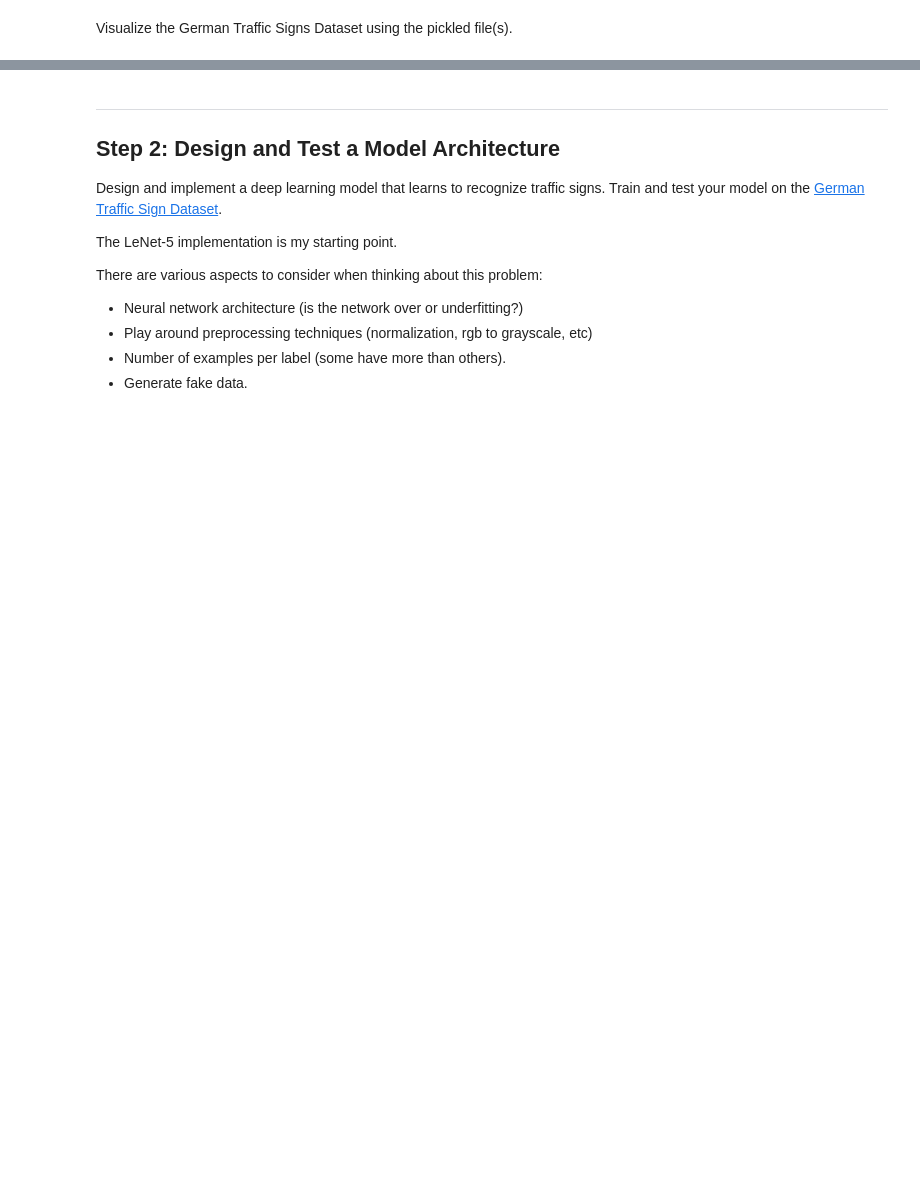
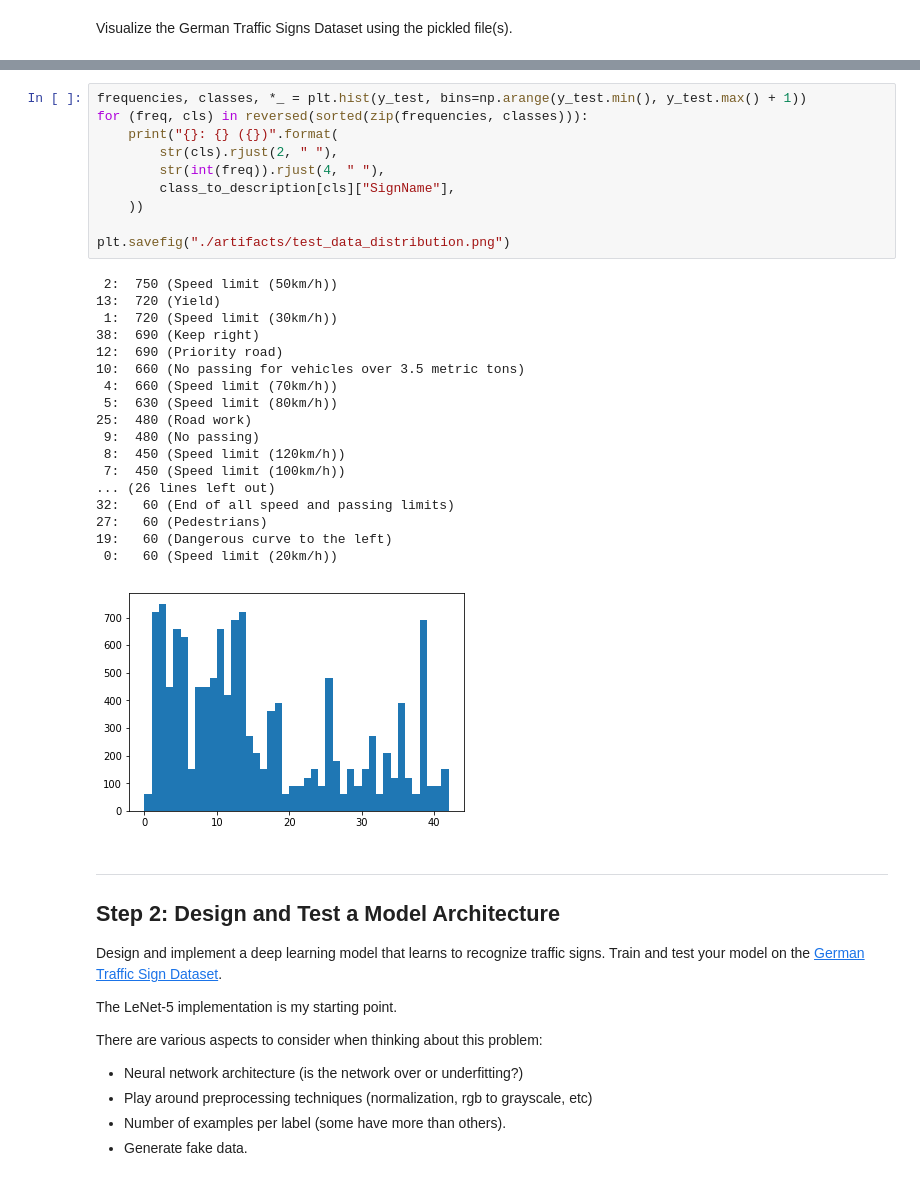
Before and after one commit to jamesfulford/traffic-sign-classifier, a Jupyter notebook: Traffic_Sign_Classifier.ipynb, the cells around one changed output, grey strips where cells are left out. Drawn from its saved outputs; the diff is of its cells as text; blank space fills up the shorter version.

```diff
--- a/Traffic_Sign_Classifier.ipynb
+++ b/Traffic_Sign_Classifier.ipynb
@@ -77,3 +139,32 @@ print(y_train[index], class_to_description[y_train[index]])
+# %%
+frequencies, classes, *_ = plt.hist(y_test, bins=np.arange(y_test.min(), y_test.max() + 1))
+for (freq, cls) in reversed(sorted(zip(frequencies, classes))):
+    print("{}: {} ({})".format(
+        str(cls).rjust(2, " "),
+        str(int(freq)).rjust(4, " "),
+        class_to_description[cls]["SignName"],
+    ))
+
+plt.savefig("./artifacts/test_data_distribution.png")
+# %% [output]
+ 2:  750 (Speed limit (50km/h))
+13:  720 (Yield)
+ 1:  720 (Speed limit (30km/h))
+38:  690 (Keep right)
+12:  690 (Priority road)
+10:  660 (No passing for vehicles over 3.5 metric tons)
+ 4:  660 (Speed limit (70km/h))
+ 5:  630 (Speed limit (80km/h))
+25:  480 (Road work)
+ 9:  480 (No passing)
+ 8:  450 (Speed limit (120km/h))
+ 7:  450 (Speed limit (100km/h))
+... (26 lines left out)
+32:   60 (End of all speed and passing limits)
+27:   60 (Pedestrians)
+19:   60 (Dangerous curve to the left)
+ 0:   60 (Speed limit (20km/h))
+[figure, added]
 # %% [markdown]
 ----
 
```
Also changed, not shown: parts of 36 cells of this notebook, 5 other files.
